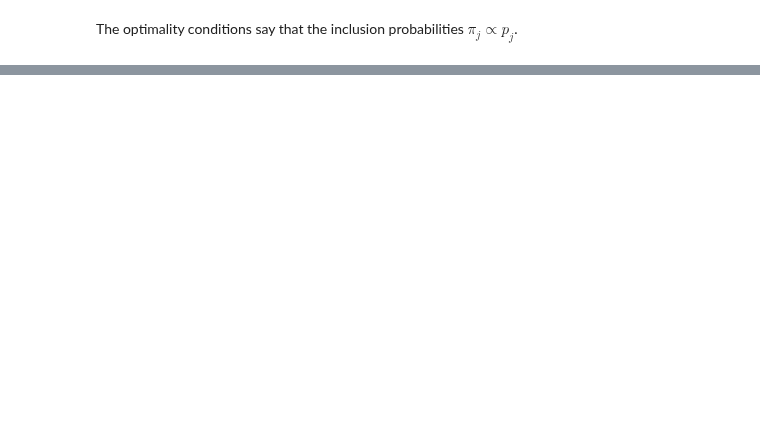
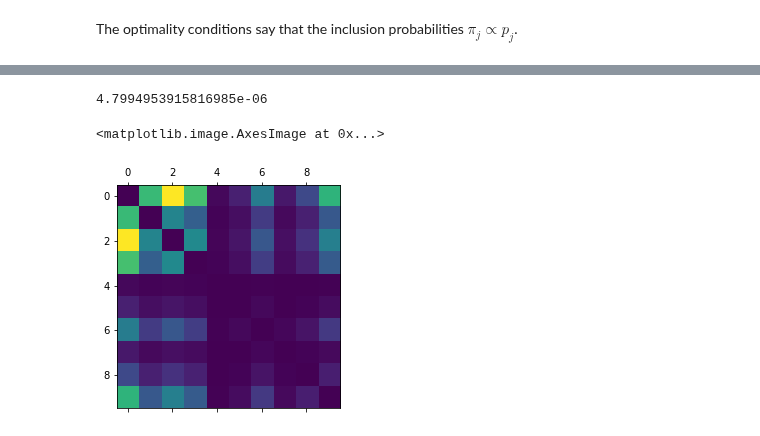
Before and after one commit to timvieira/blog, a Jupyter notebook: content/Optimal-sampling-designs.ipynb, the cells around one changed output, grey strips where cells are left out. Drawn from its saved outputs; the diff is of its cells as text; code cells hidden in the pictures; blank space fills up the shorter version.

```diff
--- a/content/Optimal-sampling-designs.ipynb
+++ b/content/Optimal-sampling-designs.ipynb
@@ -360,0 +338,16 @@ Comparison: n=10
+# %%
+C = opt_cps(p,k)
+p1 = C.inclusion()
+print(abs(p1 - k*p).max())
+# %% [output]
+4.7994953915816985e-06
+# %%
+p2 = np.zeros((n,n))
+for i in range(n):
+    for j in range(n):
+        p2[i,j] = C.inclusion2(i,j)
+# %%
+pl.matshow(p2)
+# %% [output]
+<matplotlib.image.AxesImage at 0x...>
+[figure, added]
```
Also changed, not shown: parts of 49 cells of this notebook, 3 other files.
